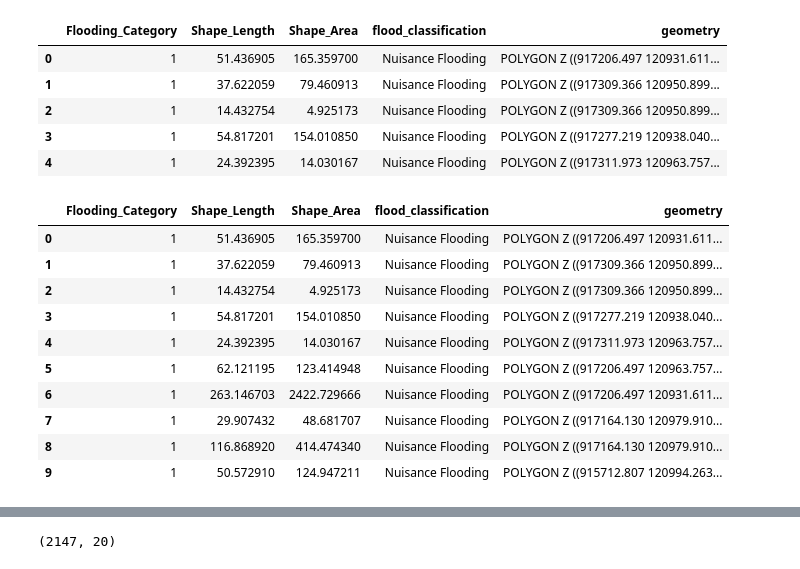
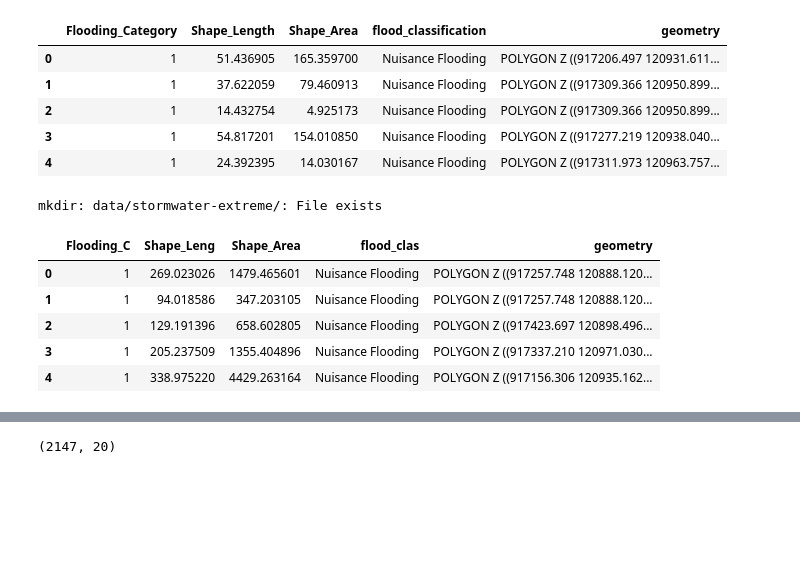
Before and after one commit to mebauer/nyc-flood-layers, a Jupyter notebook: download-layers.ipynb, the cells around one changed output, grey strips where cells are left out. Drawn from its saved outputs; the diff is of its cells as text; code cells hidden in the pictures; blank space fills up the shorter version.

```diff
--- a/download-layers.ipynb
+++ b/download-layers.ipynb
@@ -430,20 +426,18 @@ stormwater_extreme.head()
 | 3 | 1 | 54.817201 | 154.010850 | Nuisance Flooding | POLYGON Z ((917277.219 120938.040... |
 | 4 | 1 | 24.392395 | 14.030167 | Nuisance Flooding | POLYGON Z ((917311.973 120963.757... |
 # %%
-stormwater_extreme.to_file('data/stormwater-extreme.geojson')
-gpd.read_file('data/stormwater-extreme.geojson').head(10)
+!mkdir data/stormwater-extreme/
+stormwater_current.to_file('data/stormwater-extreme/stormwater-extreme.shp')
+
+gpd.read_file('data/stormwater-extreme/stormwater-extreme.shp').head()
 # %% [output]
+mkdir: data/stormwater-extreme/: File exists
-|  | Flooding_Category | Shape_Length | Shape_Area | flood_classification | geometry |
-| 0 | 1 | 51.436905 | 165.359700 | Nuisance Flooding | POLYGON Z ((917206.497 120931.611... |
-| 1 | 1 | 37.622059 | 79.460913 | Nuisance Flooding | POLYGON Z ((917309.366 120950.899... |
-| 2 | 1 | 14.432754 | 4.925173 | Nuisance Flooding | POLYGON Z ((917309.366 120950.899... |
-| 3 | 1 | 54.817201 | 154.010850 | Nuisance Flooding | POLYGON Z ((917277.219 120938.040... |
-| 4 | 1 | 24.392395 | 14.030167 | Nuisance Flooding | POLYGON Z ((917311.973 120963.757... |
-| 5 | 1 | 62.121195 | 123.414948 | Nuisance Flooding | POLYGON Z ((917206.497 120963.757... |
-| 6 | 1 | 263.146703 | 2422.729666 | Nuisance Flooding | POLYGON Z ((917206.497 120931.611... |
-| 7 | 1 | 29.907432 | 48.681707 | Nuisance Flooding | POLYGON Z ((917164.130 120979.910... |
-| 8 | 1 | 116.868920 | 414.474340 | Nuisance Flooding | POLYGON Z ((917164.130 120979.910... |
-| 9 | 1 | 50.572910 | 124.947211 | Nuisance Flooding | POLYGON Z ((915712.807 120994.263... |
+|  | Flooding_C | Shape_Leng | Shape_Area | flood_clas | geometry |
+| 0 | 1 | 269.023026 | 1479.465601 | Nuisance Flooding | POLYGON Z ((917257.748 120888.120... |
+| 1 | 1 | 94.018586 | 347.203105 | Nuisance Flooding | POLYGON Z ((917257.748 120888.120... |
+| 2 | 1 | 129.191396 | 658.602805 | Nuisance Flooding | POLYGON Z ((917423.697 120898.496... |
+| 3 | 1 | 205.237509 | 1355.404896 | Nuisance Flooding | POLYGON Z ((917337.210 120971.030... |
+| 4 | 1 | 338.975220 | 4429.263164 | Nuisance Flooding | POLYGON Z ((917156.306 120935.162... |
 # %% [markdown]
 # New York City Effective Flood Insurance Rate Map (FIRM)
 Source: https://msc.fema.gov/portal/advanceSearch
```
Also changed, not shown: parts of 18 cells of this notebook.
